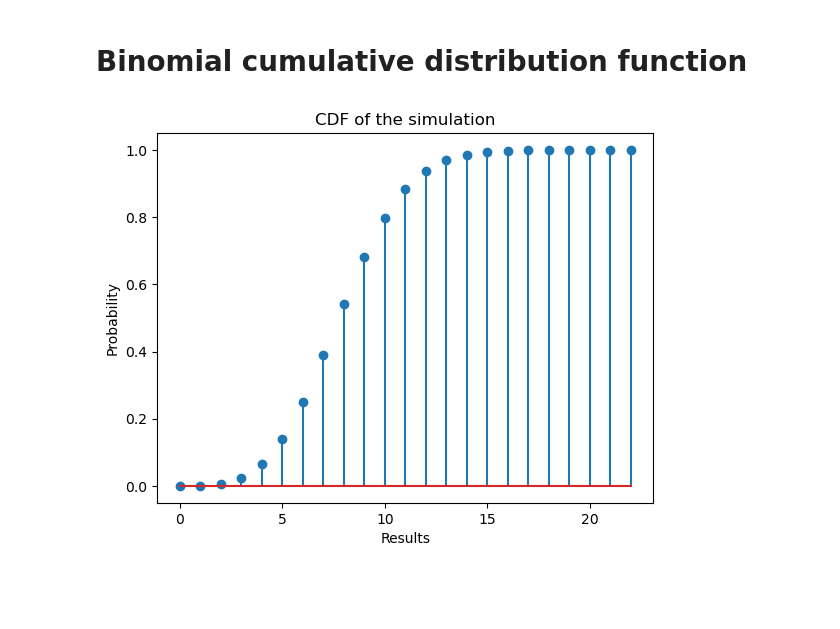
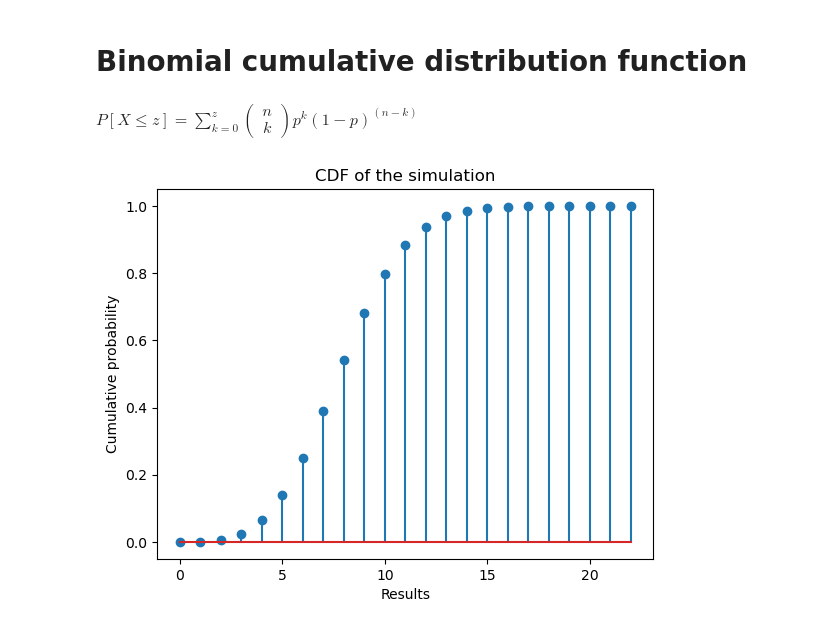
Before and after one commit to javicebri/DataAnalysis-DataScience, a Jupyter notebook: Theory & Practice/001-Distributions.ipynb, the cells around one changed output. Drawn from its saved outputs; the diff is of its cells as text; code cells hidden in the pictures; blank space fills up the shorter version.

```diff
--- a/Theory & Practice/001-Distributions.ipynb
+++ b/Theory & Practice/001-Distributions.ipynb
@@ -184,32 +184,34 @@ Theoretical var = 6.94
 [figure]
 # %% [markdown]
 # Binomial cumulative distribution function
+# %% [markdown]
+$P[X \leq z] = \sum_{k=0}^{z}\begin{pmatrix} n \\ k \end{pmatrix} p^k (1-p)^{(n-k)}$
 # %%
 np.random.seed(42)
 
 # Number of trials
 n = 50
 # Probability of success
 p = 1/6
 # Number of success per trial
 k = 20
 # Size of the vector (number of experiments)
 size = 1000000
 
 # Make experiments:
 np.random.seed(42)
 samples = np.random.binomial(n, p, size)
 
 unique, total = np.unique(samples, return_counts=True)
 total_df = pd.DataFrame({'Possible Results':unique, 'Total': total})
 total_df = total_df.set_index('Possible Results')
 total_df['Cumsum'] = total_df['Total'].cumsum()
 total_df['Probability'] = total_df['Cumsum'] / size
 
 plt.stem(total_df['Probability'])
 plt.xlabel('Results')
-plt.ylabel('Probability')
+plt.ylabel('Cumulative probability')
 plt.title('CDF of the simulation')
 plt.show()
 # %% [output]
-[figure, old version]
+[figure, new version]
```
Also changed, not shown: parts of 3 cells of this notebook.
